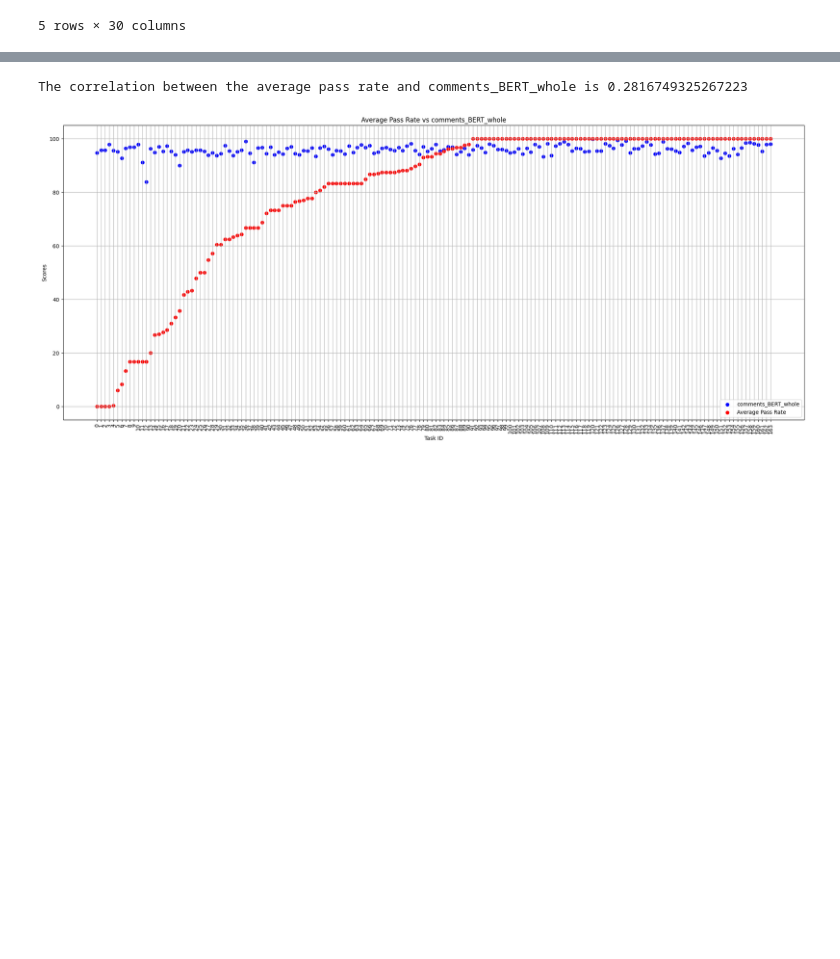
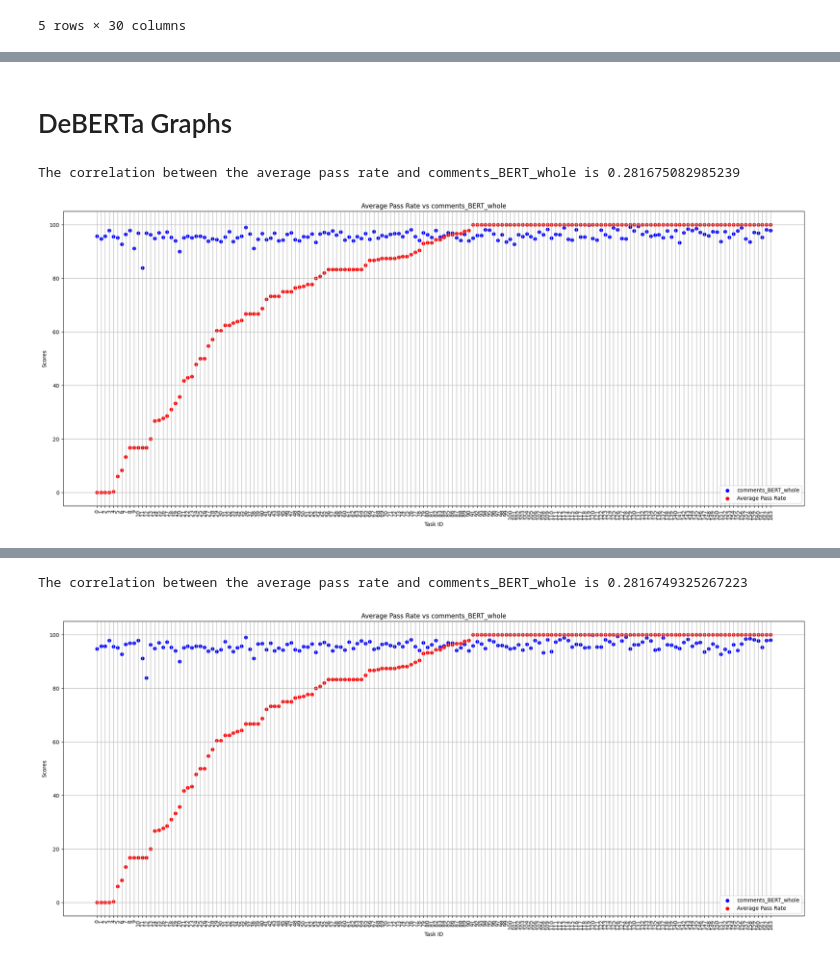
Before and after one commit to QEDady/LLM-Code-Verifier, a Jupyter notebook: syntactic_and_semantic2.ipynb, the cells around one changed output, grey strips where cells are left out. Saved outputs shown, nothing was run; the diff lists cells and outputs as text; code cells hidden in the pictures; blank space fills up the shorter version.

```diff
--- a/syntactic_and_semantic.ipynb
+++ b/syntactic_and_semantic2.ipynb
@@ -725,3 +746,27 @@ df.head()
 | 113 | HumanEval/113 | \ndef odd_count(lst):\n """Given ... | \nfrom typing import List\n\ndef ... | \nfrom typing import List\n\ndef ... | \nfrom typing import List\n\ndef ... | \nfrom typing import List\n\ndef ... | \nfrom typing import List\n\ndef ... | \nfrom typing import List\n\ndef ... | 0.0 | 0.0 | ... |
 | 32 | HumanEval/32 | import math\n\n\ndef poly(xs: lis... | \nimport math\n\ndef poly(xs: lis... | \nimport math\n\n\ndef poly(xs: l... | \nimport math\n\ndef poly(xs: lis... | \nimport math\n\n\ndef poly(xs: l... | \nimport math\n\ndef poly(xs: lis... | \nimport math\n\ndef poly(xs: lis... | 0.0 | 0.0 | ... |
 5 rows × 31 columns
+# %% [markdown]
+# DeBERTa Graphs
+# %%
+corrs=-2
+
+print("The correlation between the average pass rate and","comments_BERT_whole","is",df['avg_pass_rate'].corr(df['comments_BERT_whole']))
+if df['avg_pass_rate'].corr(df['comments_BERT_whole']) > corrs:
+    corrs = df['avg_pass_rate'].corr(df['comments_BERT_whole'])
+
+#plot the avg pass rate wih color red and sequence similarity with color blue
+plt.figure(figsize=(25,10))
+plt.scatter(df["task_id"],df['comments_BERT_whole']*100,color='blue')
+plt.scatter(df["task_id"],df['avg_pass_rate'],color='red')
+plt.xlabel('Task ID')
+#rotate the x axis labels
+plt.xticks(ticks = [i for i in range(len(df))],labels = [i for i in range(len(df))], rotation=90)
+plt.ylabel('Scores')
+plt.legend(['comments_BERT_whole','Average Pass Rate'])
+plt.title('Average Pass Rate vs ' + 'comments_BERT_whole')
+plt.grid()
+plt.show()
+# %% [output]
+The correlation between the average pass rate and comments_BERT_whole is 0.281675082985239
+[figure, added]
```
Also changed, not shown: parts of 19 cells of this notebook, 8 other files.
